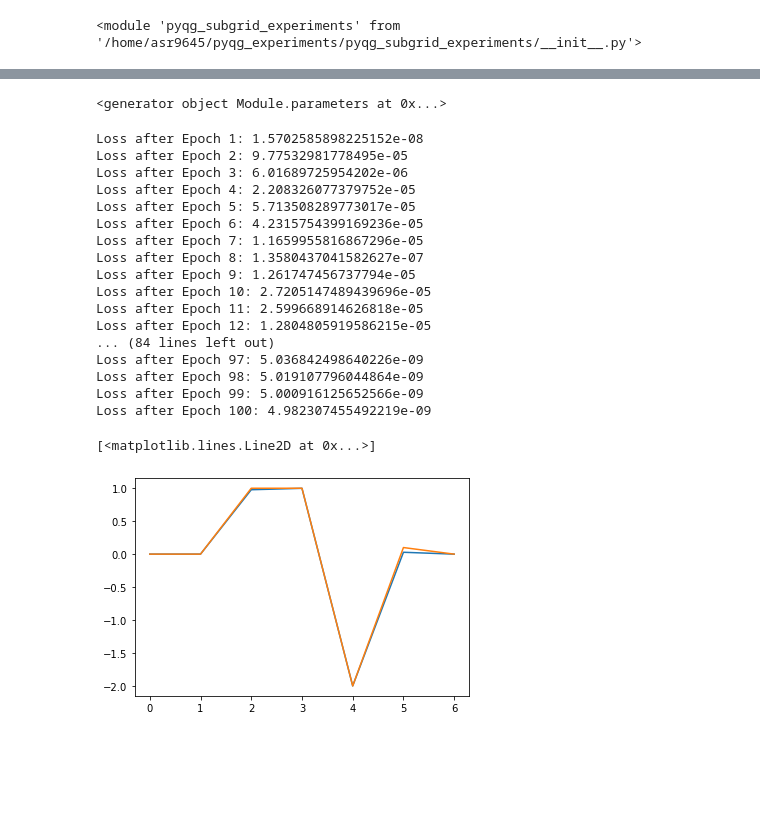
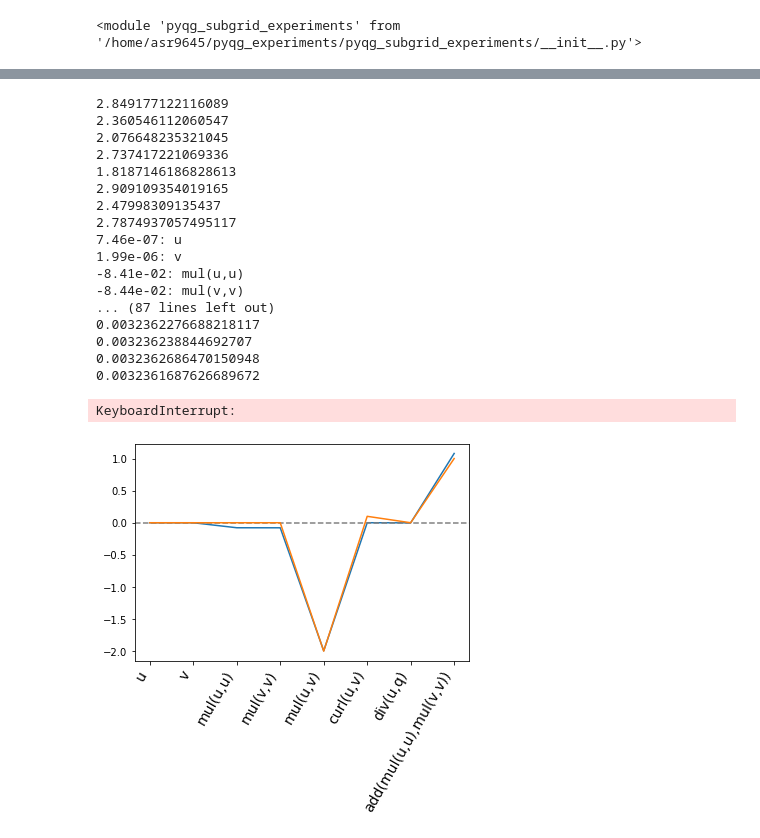
Before and after one commit to Pperezhogin/pyqg_experiments_Ross, a Jupyter notebook: notebooks/developing_batch_symbolic_regression.ipynb, the cells around one changed output, grey strips where cells are left out. Saved outputs shown, nothing was run; the diff lists cells and outputs as text; code cells hidden in the pictures; blank space fills up the shorter version.

```diff
--- a/notebooks/developing_batch_symbolic_regression.ipynb
+++ b/notebooks/developing_batch_symbolic_regression.ipynb
@@ -21,4 +33,5 @@ importlib.reload(pse)
 # %%
-train = pse.Dataset(m)
+train = pse.Dataset('../pyqg_subgrid_experiments/tests/fixtures/train.nc')
 train['a'] = train.u**2 + train.v**2 - 2*train.u*train.v + 0.1*train.curl('u','v')
+
 ds=train
@@ -24,0 +43,15 @@ ds=train
+# %%
+inputs = ['u','v','mul(u,u)','mul(v,v)','mul(u,v)','curl(u,v)','div(u,q)',
+          'add(mul(u,u),mul(v,v))']
+target = 'a'
+
+def extract_x(ds):
+    return np.array(np.stack([ds.extract_feature(f).data.ravel() for f in inputs], axis=1))
+def extract_y(ds):
+    return np.array(ds.extract_feature(target).data.ravel())
+
+X = extract_x(ds)
+scale = StandardScaler()
+X2 = scale.fit_transform(X)
+lr = LinearRegression()#asso(alpha=1e-5)
+lr.fit(X, extract_y(ds))
@@ -76,34 +227,34 @@ class BatchSymbolicRegression(nn.Module):
-# %%
-sr = BatchSymbolicRegression(
-  ['u','v','mul(u,u)','mul(v,v)','mul(u,v)','curl(u,v)','div(u,v)'],
-'a'
-)
-sr.parameters()
-# %% [output]
-<generator object Module.parameters at 0x...>
+# %%
+sr = BatchSymbolicRegression(
+  inputs,
+    target
+)
 # %%
-sr.fit(train, learning_rate=0.01, num_epochs=100)
+sr.fit(train, learning_rate=0.1)
 # %% [output]
-Loss after Epoch 1: 1.5702585898225152e-08
-Loss after Epoch 2: 9.77532981778495e-05
-Loss after Epoch 3: 6.01689725954202e-06
-Loss after Epoch 4: 2.208326077379752e-05
-Loss after Epoch 5: 5.713508289773017e-05
-Loss after Epoch 6: 4.2315754399169236e-05
-Loss after Epoch 7: 1.1659955816867296e-05
-Loss after Epoch 8: 1.3580437041582627e-07
-Loss after Epoch 9: 1.261747456737794e-05
-Loss after Epoch 10: 2.7205147489439696e-05
-Loss after Epoch 11: 2.599668914626818e-05
-Loss after Epoch 12: 1.2804805919586215e-05
-... (84 lines left out)
-Loss after Epoch 97: 5.036842498640226e-09
-Loss after Epoch 98: 5.019107796044864e-09
-Loss after Epoch 99: 5.000916125652566e-09
-Loss after Epoch 100: 4.982307455492219e-09
+2.849177122116089
+2.360546112060547
+2.076648235321045
+2.737417221069336
+1.8187146186828613
+2.909109354019165
+2.47998309135437
+2.7874937057495117
+7.46e-07: u
+1.99e-06: v
+-8.41e-02: mul(u,u)
+-8.44e-02: mul(v,v)
+... (87 lines left out)
+0.0032362276688218117
+0.003236238844692707
+0.0032362686470150948
+0.0032361687626689672
+KeyboardInterrupt:
 # %%
-plt.plot(sr.weights.data.numpy())
-plt.plot([0,0,1,1,-2,0.1,0])
+plt.plot(sr.normalized_weights.data.numpy())
+plt.axhline(0,ls='--',color='gray')
+plt.plot([0,0,0,0,-2,0.1,0,1])
+plt.xticks(np.arange(len(lr.coef_)), inputs, rotation=60, fontsize=14, ha='right')
+plt.show()
 # %% [output]
-[<matplotlib.lines.Line2D at 0x...>]
-[figure, old version]
+[figure, new version]
```
Also changed, not shown: parts of 15 cells of this notebook, 1 other file.
